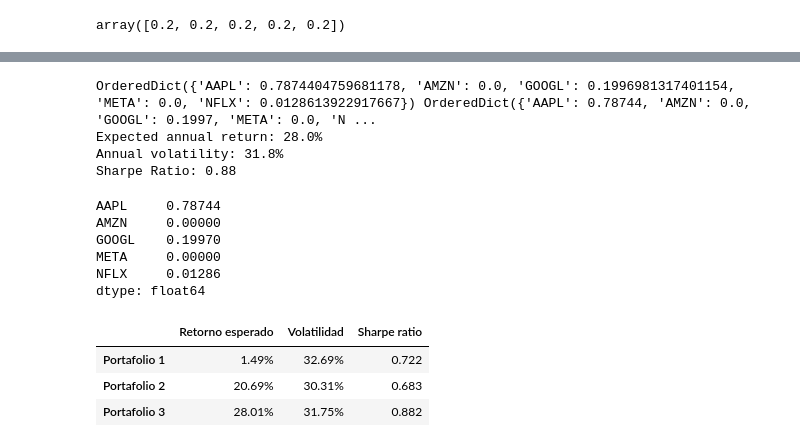
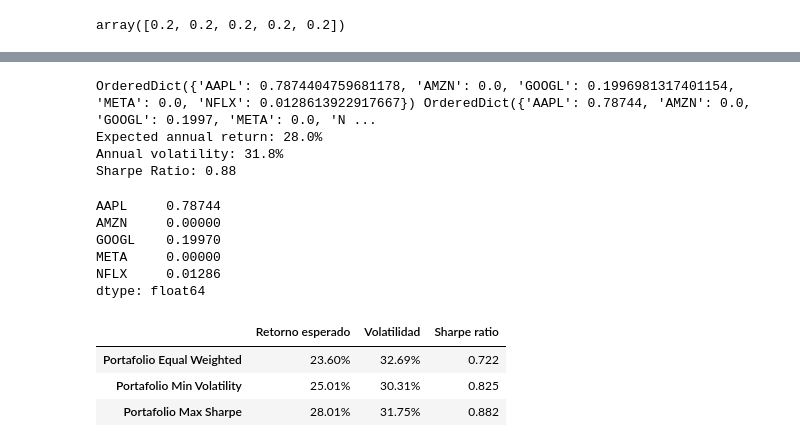
Before and after one commit to Dvisa23/Portfolio-Analysis, a Jupyter notebook: workspace/notebook.ipynb, the cells around one changed output, grey strips where cells are left out. Cells and saved outputs as stored; diff of their text form; code cells hidden in the pictures.

```diff
--- a/workspace/notebook.ipynb
+++ b/workspace/notebook.ipynb
@@ -165,0 +194,4 @@ array([0.2, 0.2, 0.2, 0.2, 0.2])
+# %%
+mu = returns_df.mean()*252  # Annualize the mean returns
+Sigma = returns_df.cov()*252  # Annualize the covariance matrix
+mu,Sigma
@@ -189,14 +234,2 @@ print(portfolio_metrics)
 1  Expected Std Dev  0.326851
 2      Sharpe Ratio  0.722187
-# %%
-#Minimum Volatility
-# Calculate expected returns mu
-mu = expected_returns.mean_historical_return(stock_prices_df)
-
-# Calculate the covariance matrix S
-Sigma = risk_models.sample_cov(stock_prices_df)
-
-# Efficient frontier
-ef = EfficientFrontier(mu,Sigma)
-
-mu,Sigma
@@ -216,9 +236,17 @@ mu,Sigma
 # %%
+#Minimum Volatility Portfolio
+# Efficient frontier
+ef = EfficientFrontier(mu,Sigma)
 # Calculate weights for the minimum volatility portfolio
 raw_weights_minvol = ef.min_volatility()
 cleaned_weights_minvol = ef.clean_weights()
 
-# Show portfolio performance
-print(cleaned_weights_minvol)
-min_vol_performance = ef.portfolio_performance(risk_free_rate = 0)
+print(raw_weights_minvol, cleaned_weights_minvol)
+
+min_vol_performance = ef.portfolio_performance(verbose=True)
+mv_portfolio_vol = min_vol_performance[1]
+mv_portfolio=pd.Series(ef.clean_weights())
+
+
+mv_portfolio
 # %% [output]
@@ -229,48 +301,47 @@ mv_portfolio=pd.Series(ef.clean_weights())
 # %%
-
-ef_maxsharpe = EfficientFrontier(returns_df.mean()*252, returns_df.cov()*252)
+#Maximum Sharpe Ratio Portfolio
+ef_maxsharpe = EfficientFrontier(mu, Sigma)
 raw_weights_maxsharpe = ef_maxsharpe.max_sharpe(risk_free_rate=0)
 cleaned_weights_maxsharpe = ef_maxsharpe.clean_weights()
 
 
 print(raw_weights_maxsharpe, cleaned_weights_maxsharpe)
 ef_max_sharpe_performance = ef_maxsharpe.portfolio_performance(verbose=True)
+
+ms_portfolio_sharpe = ef_max_sharpe_performance[2]
+ms_portfolio=pd.Series(cleaned_weights_maxsharpe)
+ms_portfolio
 # %% [output]
 OrderedDict({'AAPL': 0.7874404759681178, 'AMZN': 0.0, 'GOOGL': 0.1996981317401154, 'META': 0.0, 'NFLX': 0.0128613922917667}) OrderedDict({'AAPL': 0.78744, 'AMZN': 0.0, 'GOOGL': 0.1997, 'META': 0.0, 'N ...
 Expected annual return: 28.0%
 Annual volatility: 31.8%
 Sharpe Ratio: 0.88
+AAPL     0.78744
+AMZN     0.00000
+GOOGL    0.19970
+META     0.00000
+NFLX     0.01286
+dtype: float64
-# %%
-ms_portfolio_sharpe = ef_max_sharpe_performance[2]
-ms_portfolio=pd.Series(cleaned_weights_maxsharpe)
-ms_portfolio
-# %% [output]
-AAPL     0.78744
-AMZN     0.00000
-GOOGL    0.19970
-META     0.00000
-NFLX     0.01286
-dtype: float64
 # %%
 resultados = {
-    "Portafolio 1": (portfolio_equially_w_expected_return, vol, benchmark_sharpe_ratio),
-    "Portafolio 2": (min_vol_performance[0], min_vol_performance[1], min_vol_performance[2]),
-    "Portafolio 3": (ef_max_sharpe_performance[0], ef_max_sharpe_performance[1], ef_max_sharpe_performance[2]),
+    "Portafolio Equal Weighted": (portfolio_equially_w_expected_return, vol, portfolio_equially_w_expected_sp),
+    "Portafolio Min Volatility": (min_vol_performance[0], min_vol_performance[1], min_vol_performance[2]),
+    "Portafolio Max Sharpe": (ef_max_sharpe_performance[0], ef_max_sharpe_performance[1], ef_max_sharpe_performance[2]),
 }
 
 tabla = pd.DataFrame.from_dict(
     resultados,
     orient="index",
     columns=["Retorno esperado", "Volatilidad", "Sharpe ratio"]
 )
 
 tabla["Retorno esperado"] = tabla["Retorno esperado"].map("{:.2%}".format)
 tabla["Volatilidad"] = tabla["Volatilidad"].map("{:.2%}".format)
 tabla["Sharpe ratio"] = tabla["Sharpe ratio"].map("{:.3f}".format)
 
 display(tabla)
 # %% [output]
 |  | Retorno esperado | Volatilidad | Sharpe ratio |
-| Portafolio 1 | 1.49% | 32.69% | 0.722 |
-| Portafolio 2 | 20.69% | 30.31% | 0.683 |
-| Portafolio 3 | 28.01% | 31.75% | 0.882 |
+| Portafolio Equal Weighted | 23.60% | 32.69% | 0.722 |
+| Portafolio Min Volatility | 25.01% | 30.31% | 0.825 |
+| Portafolio Max Sharpe | 28.01% | 31.75% | 0.882 |
```
Also changed, not shown: parts of 15 cells of this notebook.
